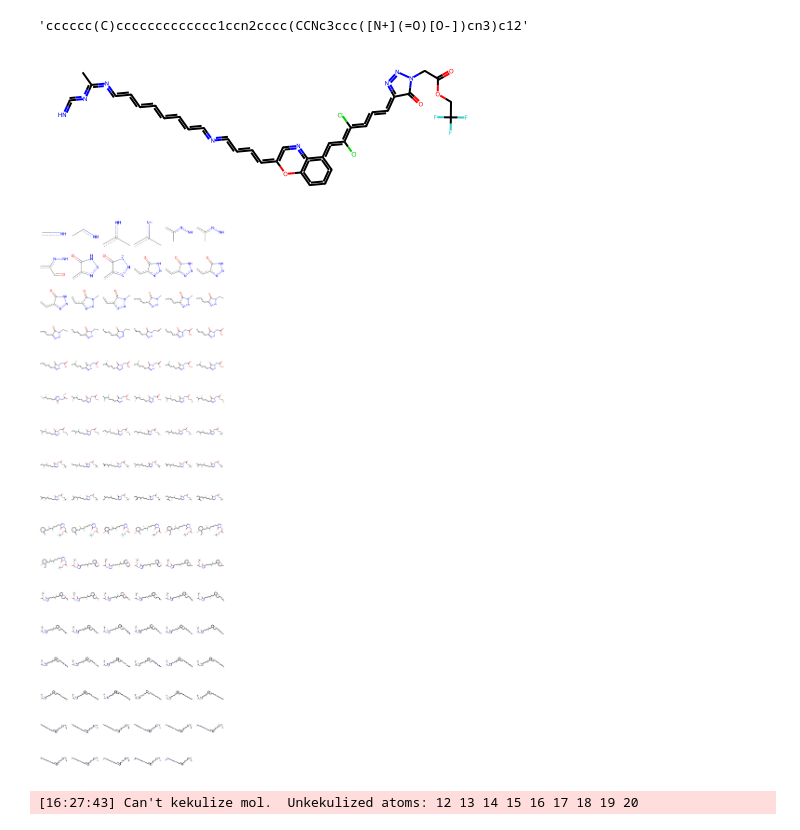
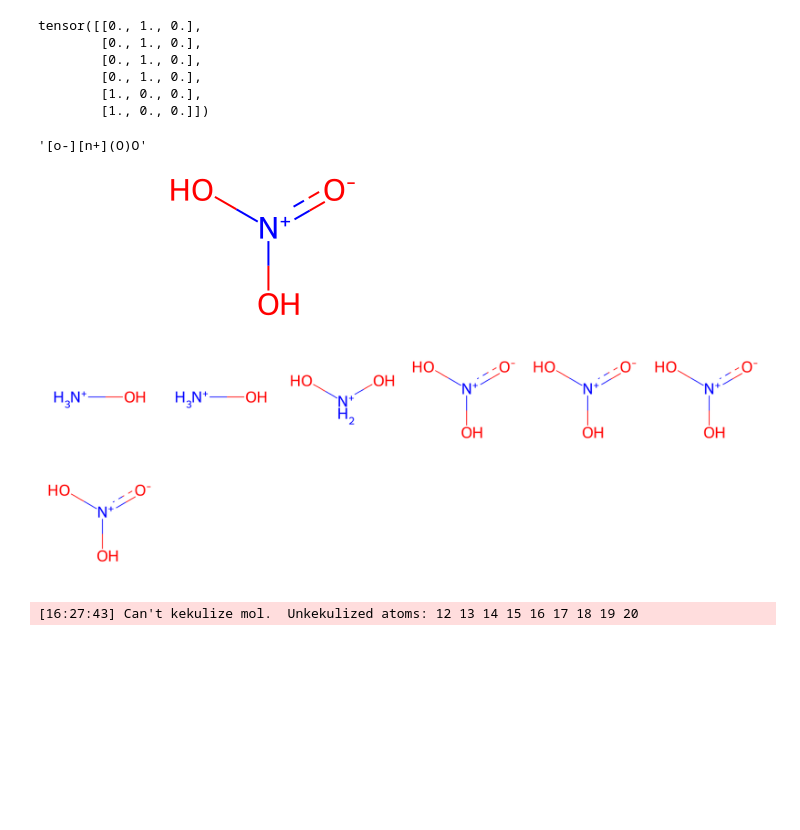
Before and after one commit to Moleculo-Tutti/MolGen, a Jupyter notebook: FinalPipeline/Validity_analysis.ipynb, the cells around one changed output. Saved outputs shown, nothing was run; the diff lists cells and outputs as text; code cells hidden in the pictures; blank space fills up the shorter version.

```diff
--- a/FinalPipeline/Validity_analysis.ipynb
+++ b/FinalPipeline/Validity_analysis.ipynb
@@ -36,11 +36,11 @@ with open(config2_path, 'r') as f:
 with open(config3_path, 'r') as f:
     config3 = json.load(f)
 # %%
-GNN1_path = Path('.') / 'models/trained_models/checkpoint_epoch_960_GNN1_charged.pt'
-GNN2_path = Path('.') / 'models/trained_models/checkpoint_epoch_960_GNN2_charged.pt'
-GNN3_path = Path('.') / 'models/trained_models/checkpoint_epoch_200_GNN3_charged.pt'
+GNN1_path = Path('.') / 'models/trained_models/GNN1_checkpoint_5.pt'
+GNN2_path = Path('.') / 'models/trained_models/GNN2_checkpoint_2.pt'
+GNN3_path = Path('.') / 'models/trained_models/GNN3_checkpoint_5.pt'
 
-module = GenerationModule(config1=config1, config2=config2, config3=config3, encoding_size = 13, pathGNN1=GNN1_path, pathGNN2=GNN2_path, pathGNN3=GNN3_path, checking_mode= True)
+module = GenerationModule(config1=config1, config2=config2, config3=config3, encoding_size = 13, edge_size = 3, pathGNN1=GNN1_path, pathGNN2=GNN2_path, pathGNN3=GNN3_path, checking_mode=True)
 # %%
 module.generate_mol_list(300)
 # %% [output]
@@ -108,14 +108,23 @@ def to_smiles_list(graph_list):
         smiles = tensor_to_smiles(mol.x, mol.edge_index, mol.edge_attr)
         smiles_list.append(smiles)
     return smiles_list
+# %%
+list_non_valid[0][-1].edge_attr
+# %% [output]
+tensor([[0., 1., 0.],
+        [0., 1., 0.],
+        [0., 1., 0.],
+        [0., 1., 0.],
+        [1., 0., 0.],
+        [1., 0., 0.]])
 # %%
 to_smiles_list(list_non_valid[0])[-1]
 # %% [output]
-'cccccc(C)ccccccccccccc1ccn2cccc(CCNc3ccc([N+](=O)[O-])cn3)c12'
+'[o-][n+](O)O'
 # %%
-Chem.MolFromSmiles(to_smiles_list(list_non_valid[28])[-1], sanitize=False)
+Chem.MolFromSmiles(to_smiles_list(list_non_valid[0])[-1], sanitize=False)
 # %% [output]
-[figure, old version]
+[figure, new version]
 # %%
 # Export SMILES in smi format
 
@@ -126,10 +135,10 @@ with open("output.smi", "w") as file:
     for smiles in smiles_list:
         file.write(smiles + "\n")
 # %%
-mol_list = tensor_to_mol(list_non_valid[28], tensor_to_smiles)
+mol_list = tensor_to_mol(list_non_valid[0], tensor_to_smiles)
 draw_mols(mol_list)
 # %% [output]
-[figure, old version]
+[figure, new version]
 # %%
 Chem.MolFromSmiles('Clc1ccc(C2CC3SC4=NC(c5ccc6ncnc6c5)=NC4=C3C3CC=CC32)cc1')
 # %% [output]
```
Also changed, not shown: parts of 3 cells of this notebook, 8 other files.
